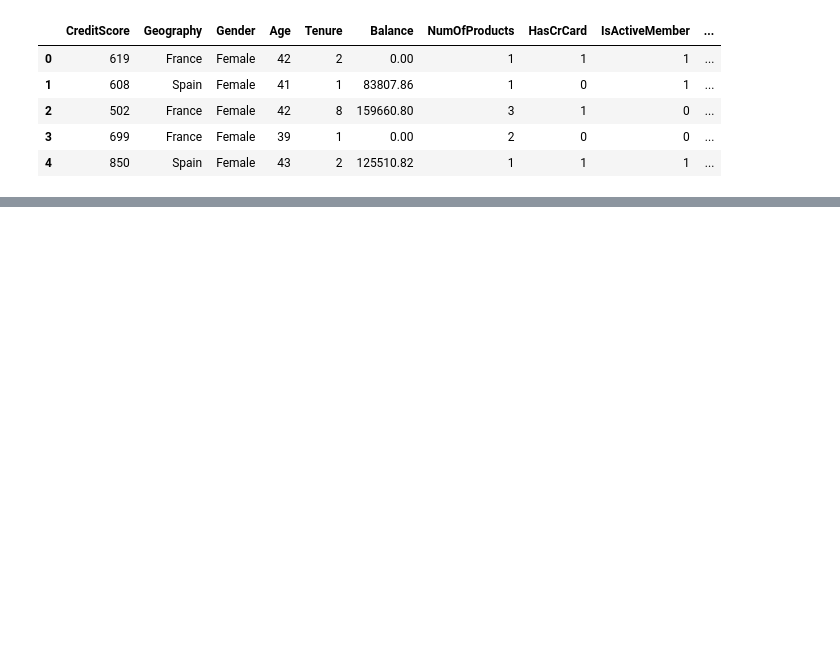
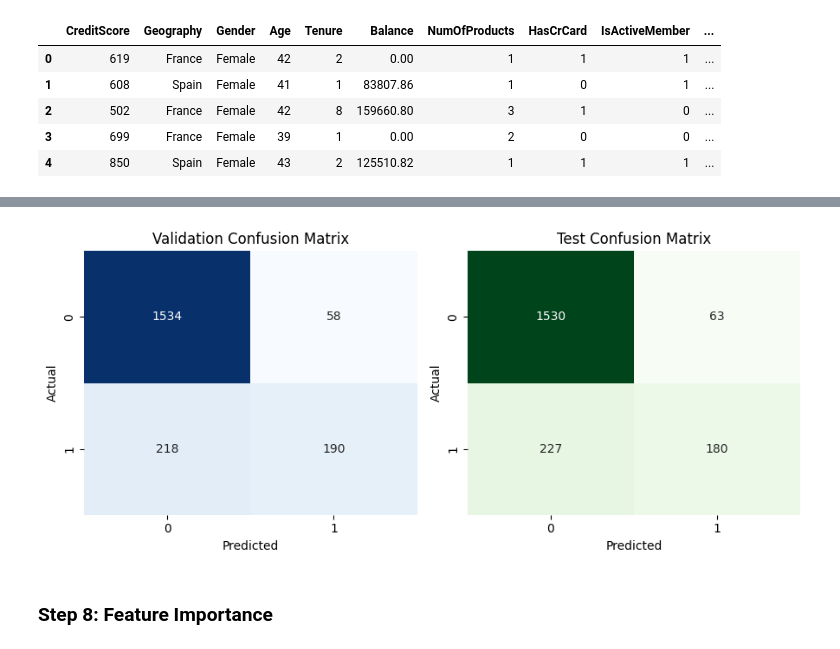
Before and after one commit to Sicheng115/CustomerChurn, a Jupyter notebook: notebooks/RF_Modelling.ipynb, the cells around one changed output, grey strips where cells are left out. Saved outputs shown, nothing was run; the diff lists cells and outputs as text; code cells hidden in the pictures; blank space fills up the shorter version.

```diff
--- a/notebooks/RF_Modelling.ipynb
+++ b/notebooks/RF_Modelling.ipynb
@@ -53,0 +225,17 @@ ct = ColumnTransformer([
+# %%
+fig, axes = plt.subplots(1, 2, figsize=(9, 4))
+sns.heatmap(val_cm, annot=True, fmt='d', cmap='Blues', cbar=False, ax=axes[0])
+axes[0].set_title('Validation Confusion Matrix')
+axes[0].set_xlabel('Predicted')
+axes[0].set_ylabel('Actual')
+sns.heatmap(test_cm, annot=True, fmt='d', cmap='Greens', cbar=False, ax=axes[1])
+axes[1].set_title('Test Confusion Matrix')
+axes[1].set_xlabel('Predicted')
+axes[1].set_ylabel('Actual')
+plt.tight_layout()
+plt.savefig(FIG_DIR / 'confusion_matrices_rf_baseline.png', dpi=200)
+plt.show()
+# %% [output]
+[figure, added]
+# %% [markdown]
+### Step 8: Feature Importance
```
Also changed, not shown: parts of 31 cells of this notebook, 28 other files.
